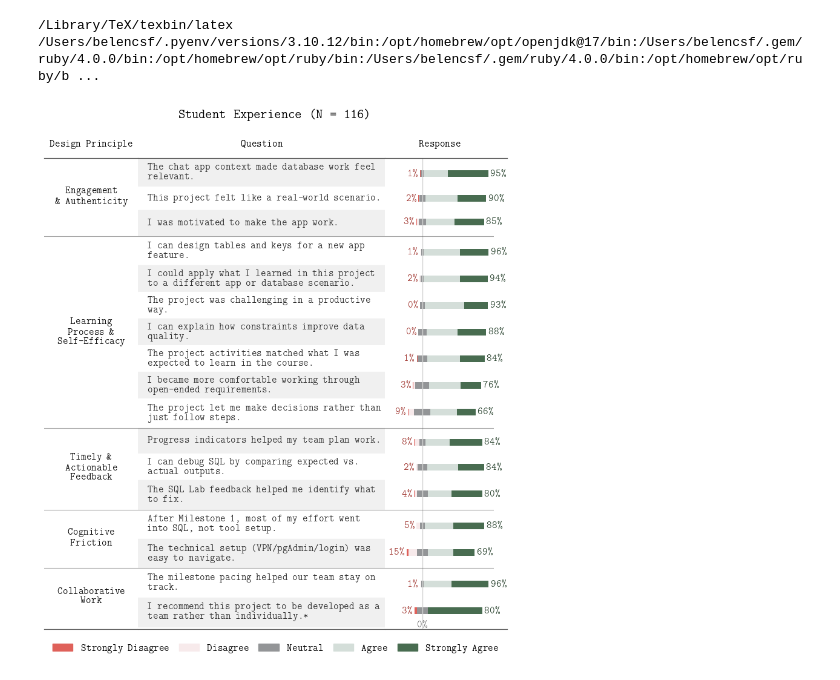
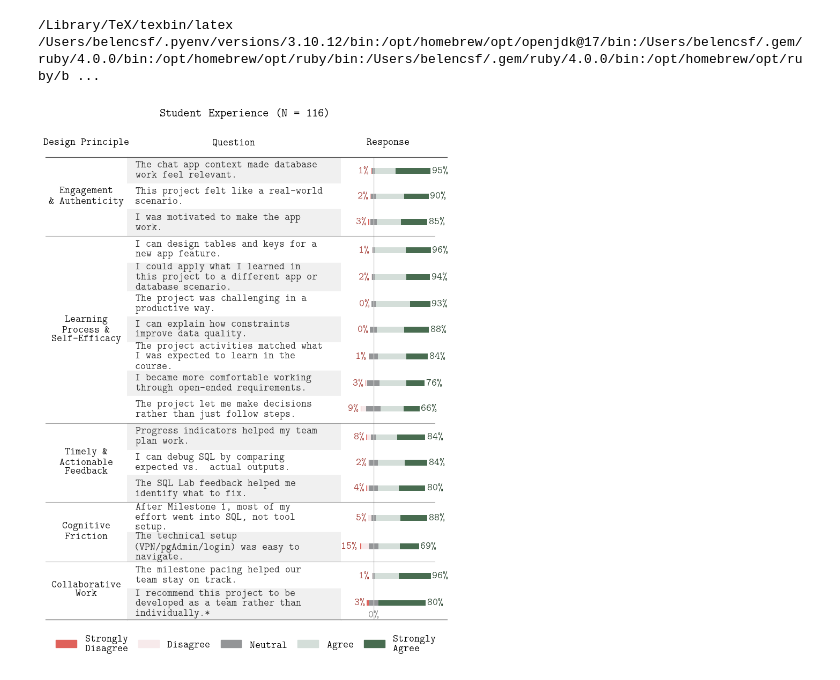
Before and after one commit to bcsaldias/sigcse-ai-2027, a Jupyter notebook: likert/v2_Info330_ExploratoryDataAnalysis.ipynb, the cells around one changed output. Saved outputs shown, nothing was run; the diff lists cells and outputs as text; code cells hidden in the pictures.

```diff
--- a/likert/v2_Info330_ExploratoryDataAnalysis.ipynb
+++ b/likert/v2_Info330_ExploratoryDataAnalysis.ipynb
@@ -54,7 +54,7 @@ matplotlib.rc('text', usetex=True)
 # %%
 
 # plt.rcParams["font.family"] = "Arial"
-font_size = 12
+font_size = 14
 plt.rcParams["font.size"]   = font_size
 
 
@@ -106,7 +106,7 @@ def split_question(text):
         category, question = "Other", text
     return category, question
 
-def wrap_text(text, width=45):
+def wrap_text(text, width=35):
     return "\n".join(textwrap.wrap(text, width))
 
 
@@ -154,9 +154,9 @@ summary_df = summary_df.sort_values(
 
 
 
-BASE_H     = 2.00
-LINE_EXTRA = 0.28
-GAP        = 0.45
+BASE_H     = 3.00
+LINE_EXTRA = 0.5
+GAP        = 0.5
 
 y_positions     = []
 plot_rows       = []
@@ -200,11 +200,11 @@ plot_df    = pd.DataFrame(plot_rows)
 total_neg  = plot_df["total_neg"]
 total_pos  = plot_df["total_pos"]
 y_bars     = y_positions
-BAR_HEIGHT = 0.58
+BAR_HEIGHT = 1
 
 fig, (ax_cat, ax_q, ax_main) = plt.subplots(
     ncols=3, sharey=True,
-    figsize=(8, 9),
+    figsize=(8, 10),
     gridspec_kw={
         "width_ratios": [1.9, 5, 2.2],
         "wspace": 0.0
@@ -324,32 +324,32 @@ for ax in [ax_cat, ax_q, ax_main]:
             spine.set_visible(False)
         else:
             spine.set_visible(True)
             spine.set_linewidth(0.9)
             spine.set_color(BORDER_COLOR)
 
 ax_cat.invert_yaxis()
 margin = 0.2
 ax_cat.set_ylim(current_y - GAP / 2 + margin, -margin)
 
 legend_handles = [
-    plt.Rectangle((0, 0), 1, 1, color=COLORS[lbl], label=lbl)
+    plt.Rectangle((0, 0), 1, 1, color=COLORS[lbl], label=wrap_text(lbl, 10))
     for lbl in LIKERT_ORDER
 ]
 fig.legend(
     handles=legend_handles,
     loc="upper center", bbox_to_anchor=(0.5, 0.02),
     ncol=len(LIKERT_ORDER),
     fontsize=font_size, frameon=False,
     columnspacing=1
 )
 
 plt.suptitle(
     "Student Experience (N = 116)",
     fontsize=16, fontweight="semibold", y=0.985
 )
 ax_main.text(0, ax_main.get_ylim()[0], "0\%", ha="center", va="bottom", fontsize=font_size, color="gray")
 
 fig.tight_layout(rect=[0, 0.01, 1, 0.99])
 plt.show()
 # %% [output]
-[figure, old version]
+[figure, new version]
```
